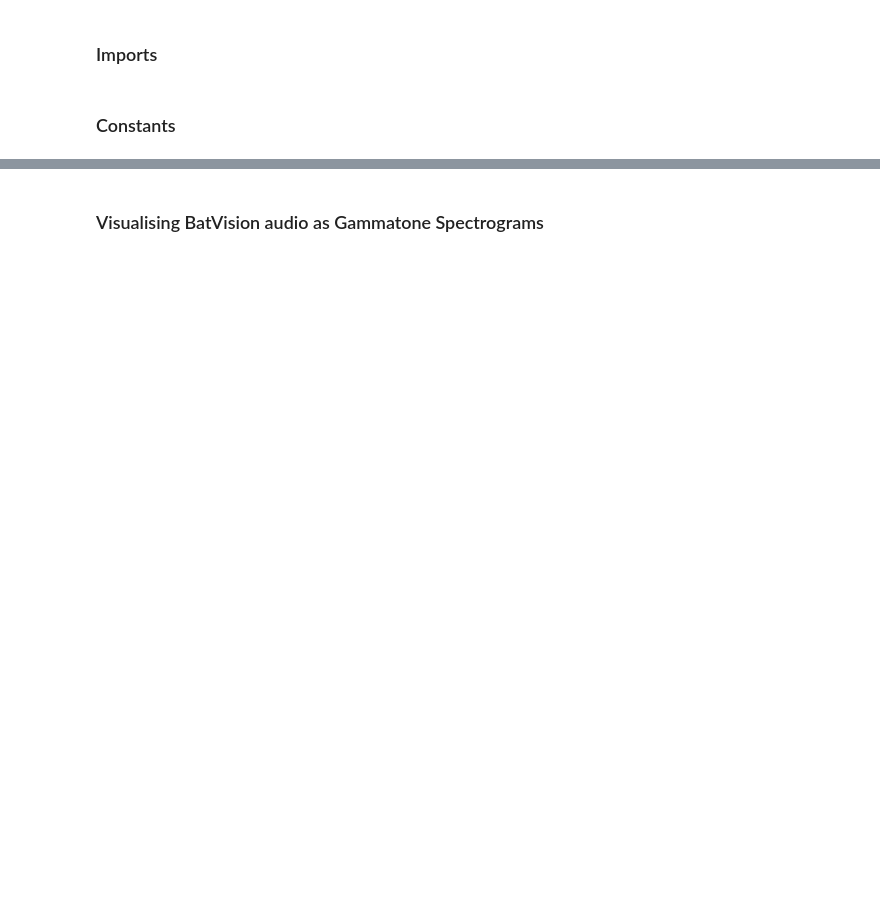
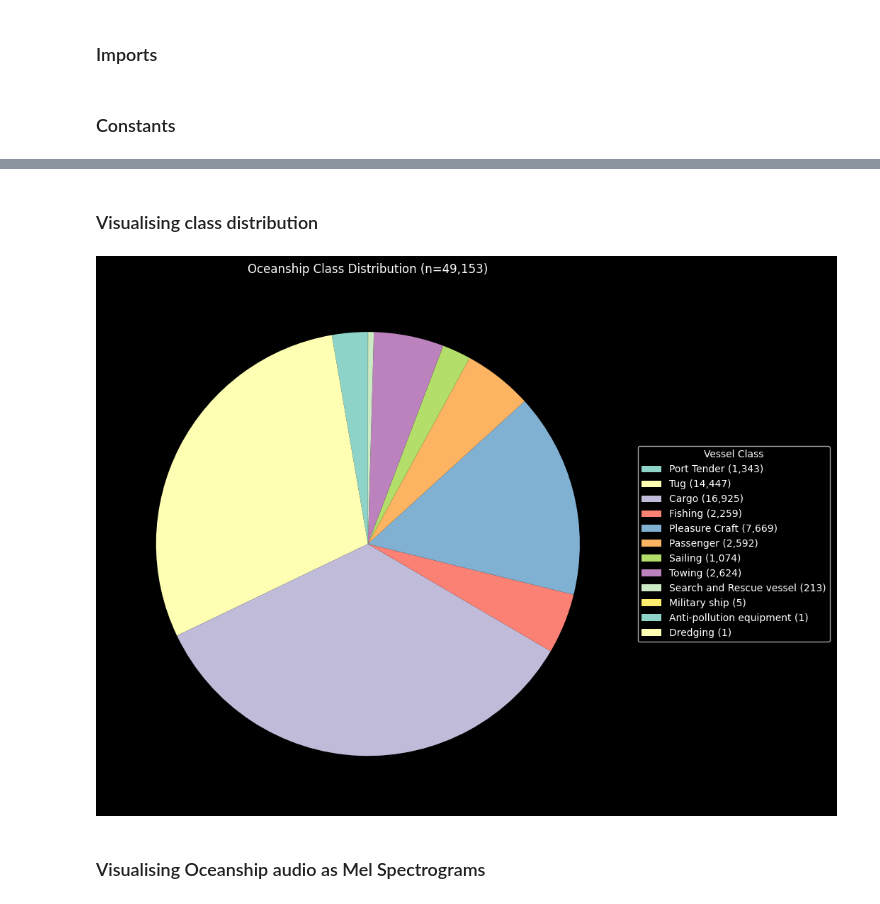
Before and after one commit to jackr03/bio-inspired-sonar-for-underwater-object-detection, a Jupyter notebook: notebooks/phase3/exploration.ipynb, the cells around one changed output, grey strips where cells are left out. Cells and saved outputs as stored; diff of their text form; code cells hidden in the pictures; blank space fills up the shorter version.

```diff
--- a/notebooks/phase3/exploration.ipynb
+++ b/notebooks/phase3/exploration.ipynb
@@ -58,3 +88,41 @@ Median: 0.454s
+# %% [markdown]
+### Visualising class distribution
+# %%
+def build_label_lookup() -> dict[str, str]:
+    lookup = {}
+    for csv_path in [TRAIN_CSV, TEST_CSV]:
+        with open(csv_path, 'r') as f:
+            reader = csv.DictReader(f)
+            for row in reader:
+                key = Path(row['wav_path']).stem
+                lookup[key] = row['label']
+
+    return lookup
+
+def plot_class_distribution() -> None:
+    lookup = build_label_lookup()
+    class_count = Counter()
+    total = 0
+
+    for file in tqdm(INPUT_DIR.rglob('*.wav'), desc='Finding class distribution', unit='files', leave=False):
+        label = lookup.get(file.stem)
+        class_count[label] += 1
+        total += 1
+
+    labels, counts = zip(*class_count.items())
+
+    fig, ax = plt.subplots(figsize=(10, 8))
+    wedges, _ = ax.pie(counts, startangle=90)
+    ax.set_title(f'Oceanship Class Distribution (n={sum(counts):,})')
+    legend_labels = [f'{l} ({c:,})' for l, c in zip(labels, counts)]
+    ax.legend(wedges, legend_labels, title='Vessel Class', loc='center left', bbox_to_anchor=(1, 0.5))
+
+    plt.tight_layout()
+    plt.show()
+
+plot_class_distribution()
+# %% [output]
+[figure, added]
 # %% [markdown]
-### Visualising BatVision audio as Gammatone Spectrograms
+### Visualising Oceanship audio as Mel Spectrograms
 # %%
```
Also changed, not shown: parts of 11 cells of this notebook, 10 other files.
